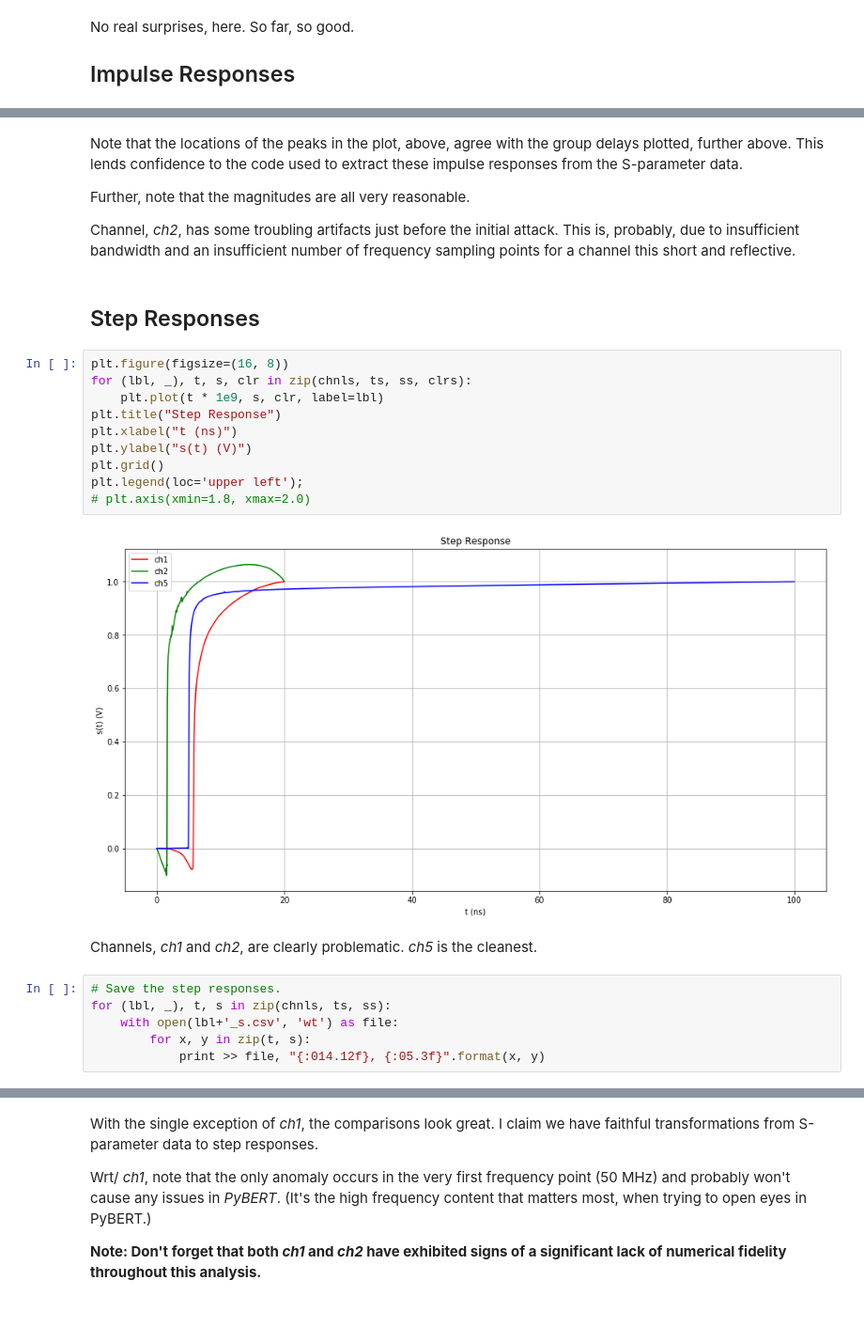
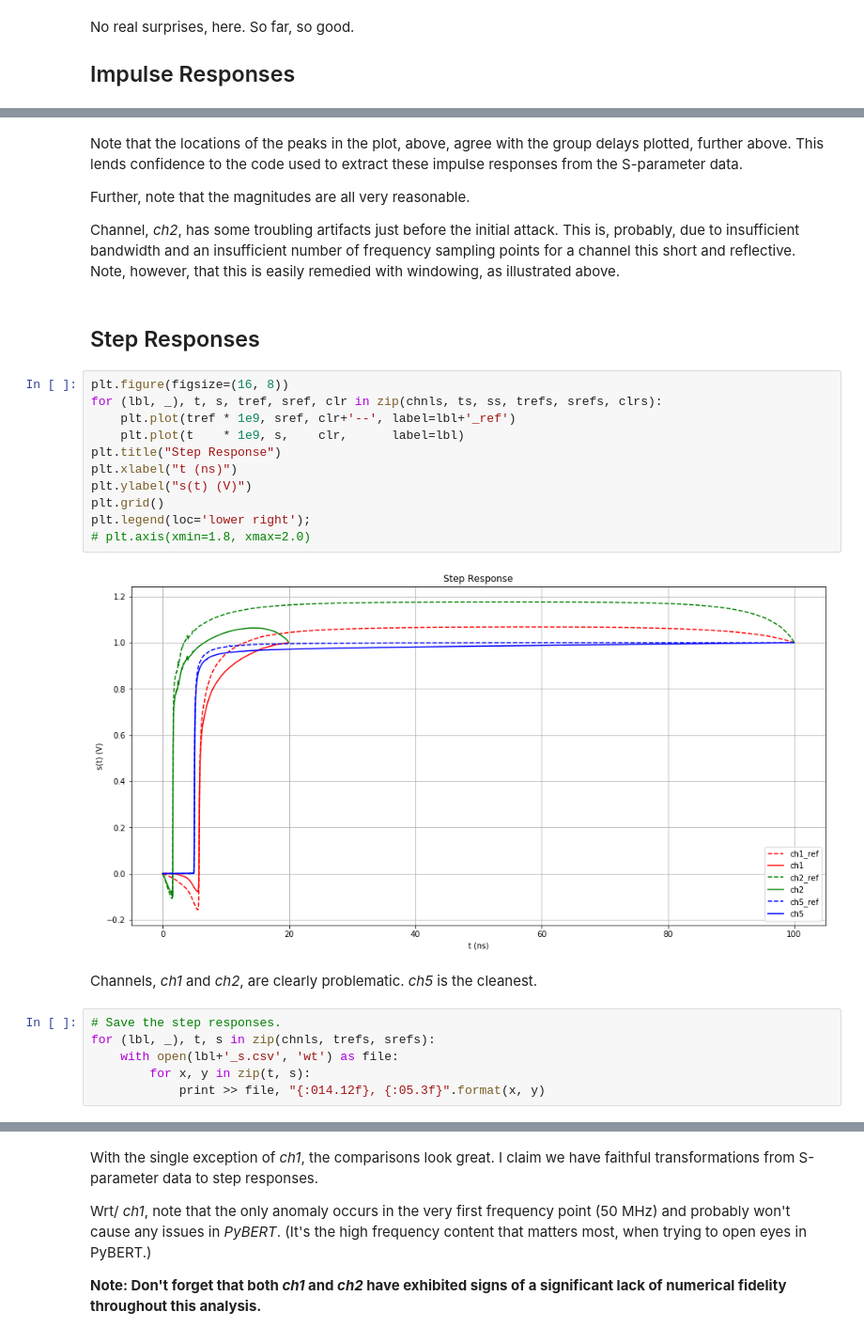
Before and after one commit to capn-freako/PyBERT, a Jupyter notebook: scikit-rf/S-param Check.ipynb, the cells around one changed output, grey strips where cells are left out. Shown at 94% size. Saved outputs shown, nothing was run; the diff lists cells and outputs as text.

```diff
--- a/scikit-rf/S-param Check.ipynb
+++ b/scikit-rf/S-param Check.ipynb
@@ -177,27 +244,28 @@ This lends confidence to the code used to extract these impulse responses from t
 Further, note that the magnitudes are all very reasonable.
 
 Channel, _ch2_, has some troubling artifacts just before the initial attack.
-This is, probably, due to insufficient bandwidth and an insufficient number of frequency sampling points for a channel this short and reflective.
+This is, probably, due to insufficient bandwidth and an insufficient number of frequency sampling points for a channel this short and reflective. Note, however, that this is easily remedied with windowing, as illustrated above.
 # %% [markdown]
 ## Step Responses
 # %%
 plt.figure(figsize=(16, 8))
-for (lbl, _), t, s, clr in zip(chnls, ts, ss, clrs):
-    plt.plot(t * 1e9, s, clr, label=lbl)
+for (lbl, _), t, s, tref, sref, clr in zip(chnls, ts, ss, trefs, srefs, clrs):
+    plt.plot(tref * 1e9, sref, clr+'--', label=lbl+'_ref')
+    plt.plot(t    * 1e9, s,    clr,      label=lbl)
 plt.title("Step Response")
 plt.xlabel("t (ns)")
 plt.ylabel("s(t) (V)")
 plt.grid()
-plt.legend(loc='upper left');
+plt.legend(loc='lower right');
 # plt.axis(xmin=1.8, xmax=2.0)
 # %% [output]
-[figure, old version]
+[figure, new version]
 # %% [markdown]
 Channels, _ch1_ and _ch2_, are clearly problematic.
 _ch5_ is the cleanest.
 # %%
 # Save the step responses.
-for (lbl, _), t, s in zip(chnls, ts, ss):
+for (lbl, _), t, s in zip(chnls, trefs, srefs):
     with open(lbl+'_s.csv', 'wt') as file:
         for x, y in zip(t, s):
             print >> file, "{:014.12f}, {:05.3f}".format(x, y)
```
Also changed, not shown: parts of 3 cells of this notebook, 51 other files.
